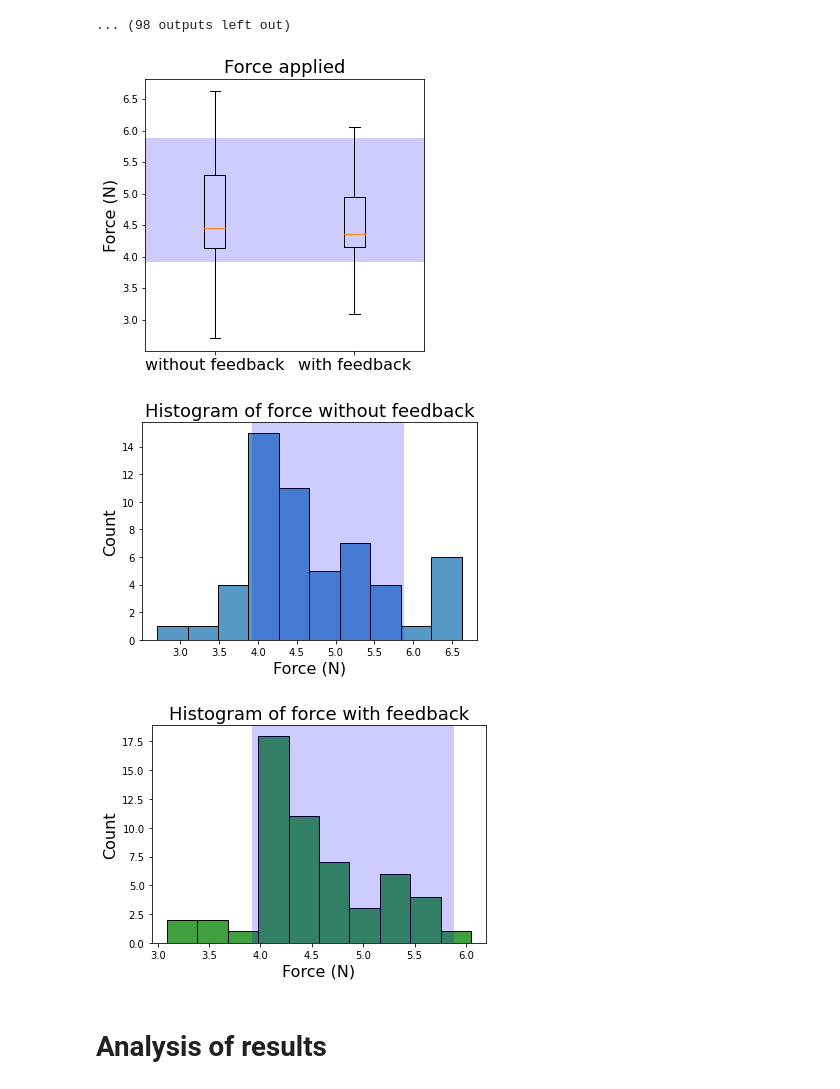
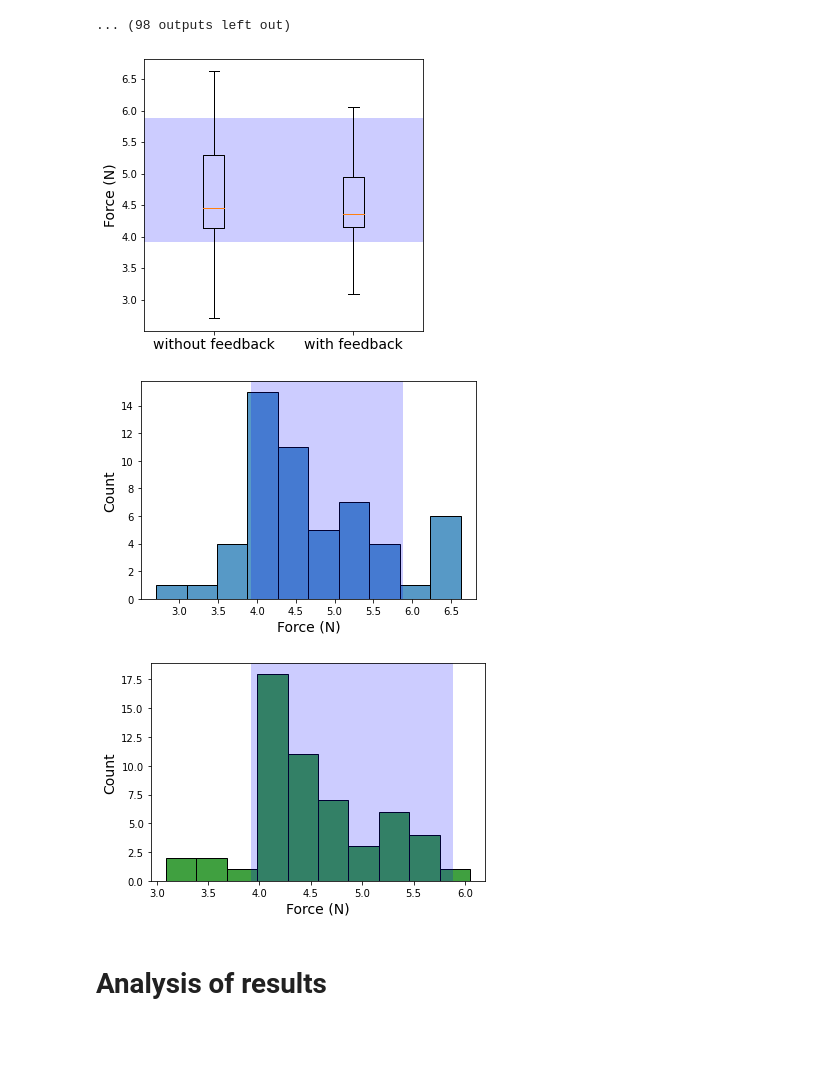
Before and after one commit to Jenirethvanessa/robotic_end-effector, a Jupyter notebook: Task2_mean_trial.ipynb, the cells around one changed output. Cells and saved outputs as stored; diff of their text form; code cells hidden in the pictures; blank space fills up the shorter version.

Commit message:
Graphs and Arduino code update

```diff
--- a/Task2_mean_trial.ipynb
+++ b/Task2_mean_trial.ipynb
@@ -41,37 +41,37 @@ df = pd.DataFrame(l)
 # %%
 without_feedback = df.loc[df["subtask"] == 1, "mean"]
 with_feedback = df.loc[df["subtask"] == 2, "mean"]
 
 plt.figure(figsize=(5, 5))
 plt.boxplot([without_feedback, with_feedback], labels=['without feedback', 'with feedback'])
 
-plt.title('Force applied', fontsize="18")
-plt.ylabel('Force (N)', fontsize="16")
-plt.xticks(fontsize=16)
+#plt.title('Force applied', fontsize="18")
+plt.ylabel('Force (N)', fontsize="14")
+plt.xticks(fontsize=14)
 plt.axhspan(3.92, 5.88, facecolor='blue', alpha=0.2)
 plt.show()
 # %% [output]
-[figure, old version]
+[figure, new version]
 # %%
 #Histogram without feedback
 sns.histplot(without_feedback, bins=10)
-plt.title('Histogram of force without feedback', fontsize="18")
-plt.xlabel('Force (N)', fontsize="16")
-plt.ylabel('Count', fontsize="16")
+#plt.title('Histogram of force without feedback', fontsize="18")
+plt.xlabel('Force (N)', fontsize="14")
+plt.ylabel('Count', fontsize="14")
 plt.axvspan(3.92, 5.88, facecolor='blue', alpha=0.2)
 plt.show()
 # %% [output]
-[figure, old version]
+[figure, new version]
 # %%
 #Histogram with feedback
 sns.histplot(with_feedback, bins=10, color='green')
-plt.title('Histogram of force with feedback', fontsize="18")
-plt.xlabel('Force (N)', fontsize="16")
-plt.ylabel('Count', fontsize="16")
+#plt.title('Histogram of force with feedback', fontsize="18")
+plt.xlabel('Force (N)', fontsize="14")
+plt.ylabel('Count', fontsize="14")
 plt.axvspan(3.92, 5.88, facecolor='blue', alpha=0.2)
 plt.show()
 # %% [output]
-[figure, old version]
+[figure, new version]
 # %% [markdown]
 # Analysis of results
 # %%
```
Also changed, not shown: 5 other files.
